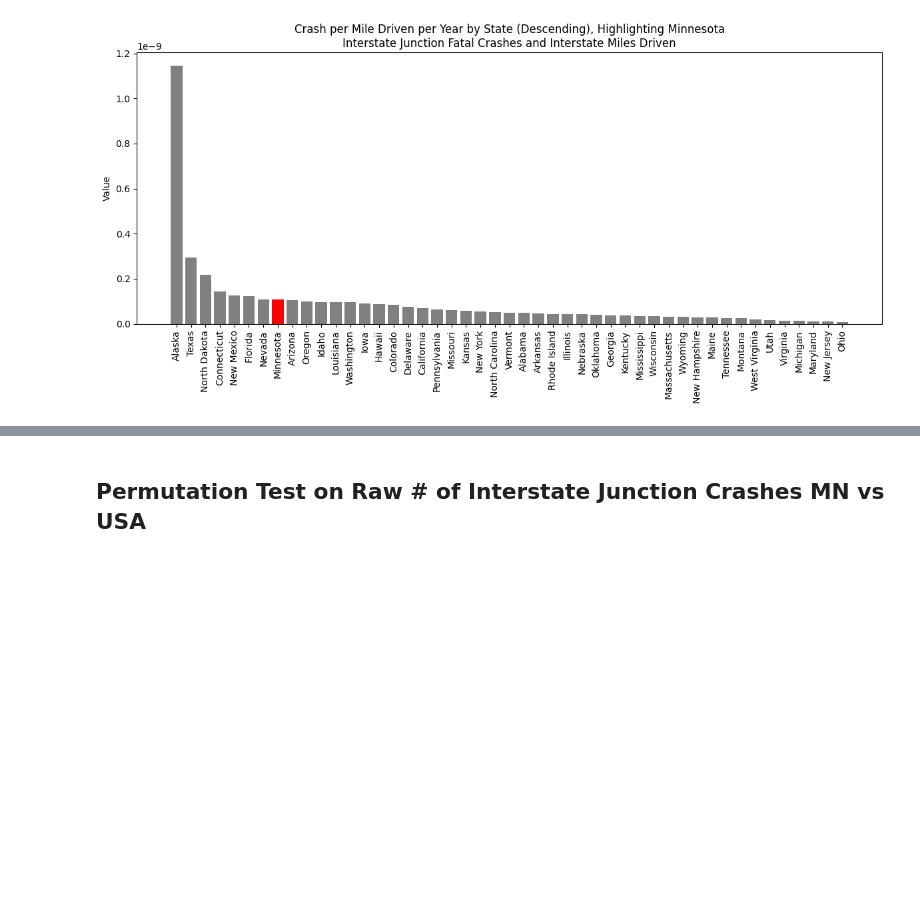
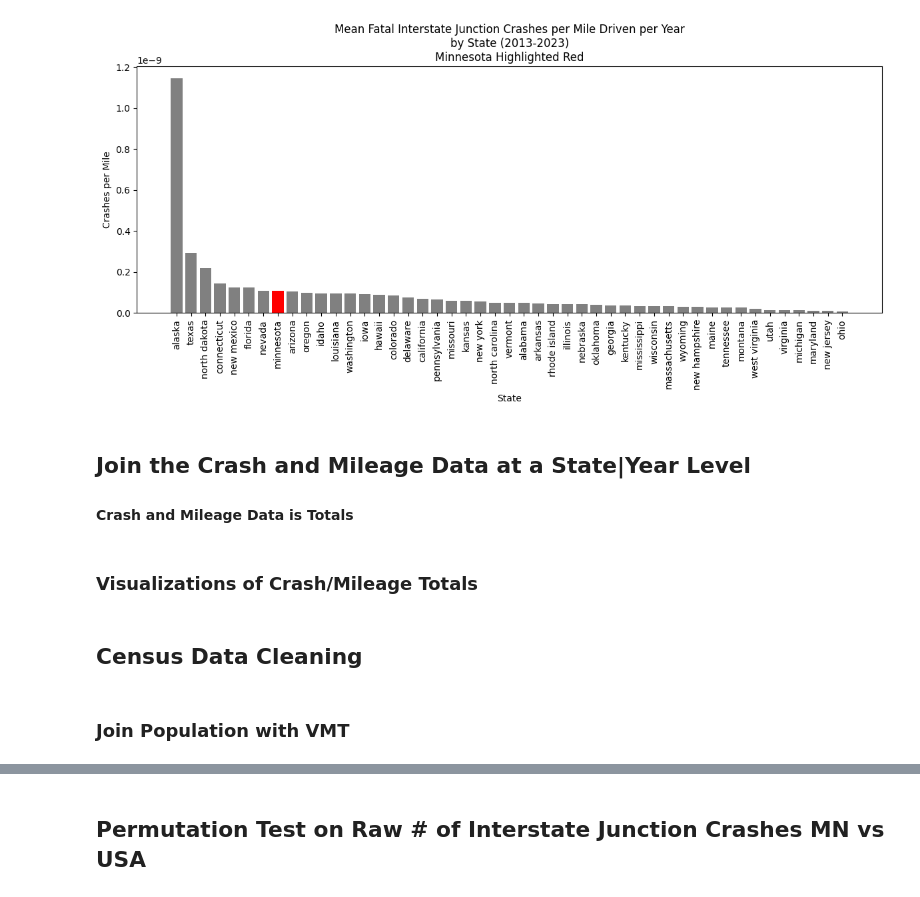
Before and after one commit to evan4629/SEIS631_Project_MN_Fatal_Merging, a Jupyter notebook: mn_drivers_hypothesis.ipynb, the cells around one changed output, grey strips where cells are left out. Cells and saved outputs as stored; diff of their text form; code cells hidden in the pictures; blank space fills up the shorter version.

```diff
--- a/mn_drivers_hypothesis.ipynb
+++ b/mn_drivers_hypothesis.ipynb
@@ -30,7 +59,7 @@ miles = pd.read_csv(miles_filepath)
 # %%
 # Create a dataframe of just state level
 crash_clean = crash.query("Interstate == 'Interstate' and Junction == 'Junction'").reset_index(drop=True)
-print(f"Rows before dropping total row {crash_clean.shape}")
+#print(f"Rows before dropping total row {crash_clean.shape}")
 
 # Identify year columns (4-digit column names)
 year_cols = [col for col in crash_clean.columns
@@ -63,11 +92,18 @@ miles_clean = miles_clean.groupby(['Year','State','FClass'])['VMT'].sum().reset_
 df_all = pd.merge(crash_clean, miles_clean, on=["State", "Year"], how="inner")
 df_all['crash_per_mile'] = df_all['Value']/df_all['VMT']
 
-crash_clean = df_all.copy()
+# string cleaning
+df_all['State'] = df_all["State"].str.strip().str.lower()
+df_all['Year'] = df_all['Year'].astype(int)
 
-print("Missing Values:")
-print(crash_clean.isna().sum().sort_values(ascending=False))
-print(f"Shape: \n{crash_clean.shape}")
-print("Sampler:")
-print(crash_clean.sample(5))
+#crash_clean = df_all.copy()
+interstate_clean = df_all.copy()
+
+#print("Missing Values:")
+#print(interstate_clean.isna().sum().sort_values(ascending=False))
+print(f"Shape: \n{interstate_clean.shape}")
+print("\nSampler:")
+print(interstate_clean.sample(5))
+print("\nDescription:")
+interstate_clean.describe()
 # %% [output]
@@ -108,15 +173,23 @@ plt.show()
 # %%
 # Mean fatal interstate junction crashes per mile driven per year 2013-2023
-crashes_per_mile_per_year = crash_clean.groupby("State")["crash_per_mile"].mean().reset_index().sort_values('crash_per_mile', ascending=False).reset_index(drop=True)
+crashes_per_mile_per_year = interstate_clean.groupby("State")["crash_per_mile"].mean().reset_index().sort_values('crash_per_mile', ascending=False).reset_index(drop=True)
 
-colors = ['red' if state == 'Minnesota' else 'gray' for state in crashes_per_mile_per_year['State']]
+colors = ['red' if state == 'minnesota' else 'gray' for state in crashes_per_mile_per_year['State']]
 
 plt.figure(figsize=(12,6))
 plt.bar(crashes_per_mile_per_year['State'], crashes_per_mile_per_year['crash_per_mile'], color=colors)
 plt.xticks(rotation=90)
-plt.ylabel("Value")
-plt.title("Crash per Mile Driven per Year by State (Descending), Highlighting Minnesota\nInterstate Junction Fatal Crashes and Interstate Miles Driven")
+plt.ylabel("Crashes per Mile")
+plt.xlabel("State")
+plt.title("Mean Fatal Interstate Junction Crashes per Mile Driven per Year\nby State (2013-2023)\nMinnesota Highlighted Red")
 plt.tight_layout()
 plt.show()
 # %% [output]
-[figure, old version]
+[figure, new version]
+# %% [markdown]
+## **Join the Crash and Mileage Data at a State|Year Level**
+#### Crash and Mileage Data is Totals
+# %% [markdown]
+### **Visualizations of Crash/Mileage Totals**
+# %% [markdown]
+## **Census Data Cleaning**
@@ -122,0 +233,2 @@ plt.show()
+# %% [markdown]
+### **Join Population with VMT**
```
Also changed, not shown: parts of 27 cells of this notebook, 2 other files.
